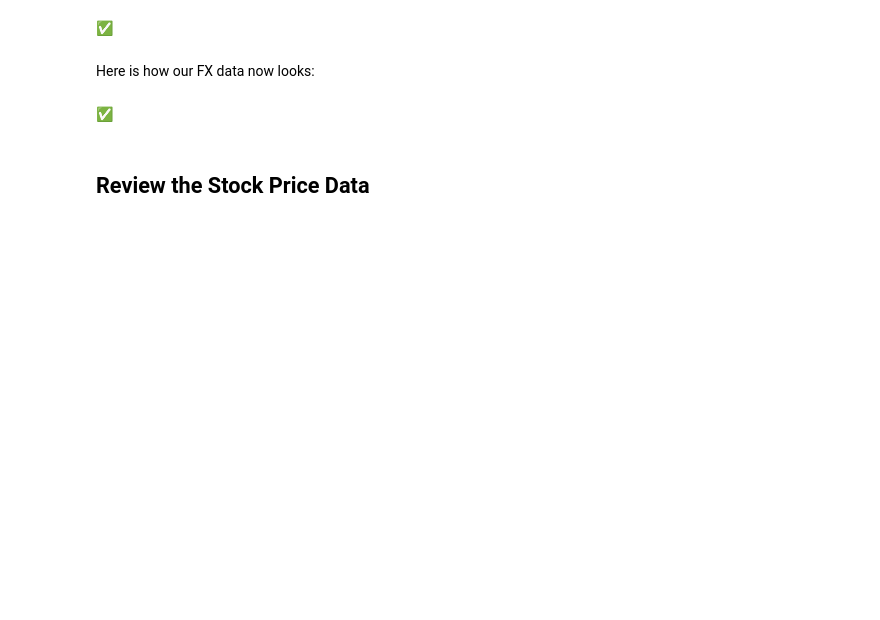
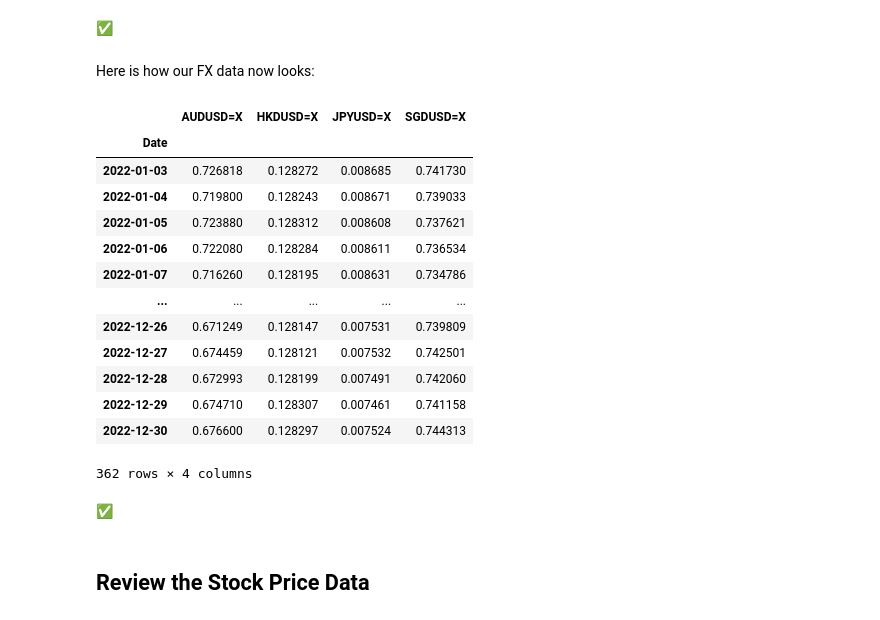
Before and after one commit to raymcg/ZZEN9021, a Jupyter notebook: Final Project.ipynb, the cells around one changed output. Drawn from its saved outputs; the diff is of its cells as text; code cells hidden in the pictures; blank space fills up the shorter version.

```diff
--- a/Final Project.ipynb
+++ b/Final Project.ipynb
@@ -225,5 +196,5 @@ Whether we have just refreshed the prices or not, we will read the share and FX
 # %%
 # Read the Daily Prices for the Stocks and FX Rates from their respective csv files
 stock_prices_df = pd.read_csv(STOCK_PRICES_FNAME)
-raw_fx_prices_df = pd.read_csv(FX_PRICES_FNAME)
+fx_prices_df = pd.read_csv(FX_PRICES_FNAME)
 # %% [markdown]
@@ -261,11 +246,11 @@ First though we'll create a copy of the data to avoid changing original data rem
 Prior to doing the resampling and for later analysis it is better if we convert dates from being string values a column,  to Datetime values and also set them as the index.
 # %%
 # Format the Date and set as the Index
-fx_prices['Date'] = pd.to_datetime(fx_prices['Date'], format = "%Y-%m-%d")
-fx_prices = fx_prices.set_index('Date', drop=True)
+fx_prices_df['Date'] = pd.to_datetime(fx_prices_df['Date'], format = "%Y-%m-%d")
+fx_prices_df = fx_prices_df.set_index('Date', drop=True)
 # %%
 # Resampling data to fill any missing values
 # This will also give a price for the week-ends, but that will get dropped later when we merge with the share prices df
-fx_prices = fx_prices.resample('D').last().ffill()
+fx_prices_df = fx_prices_df.resample('D').last().ffill()
 # %%
 # Check the column counts to ensure they are now consistent
@@ -275,7 +266,22 @@ fx_prices.describe().loc['count']
 # %% [markdown]
 Here is how our FX data now looks:
 # %%
-fx_prices
+fx_prices_df
+# %% [output]
+|  | AUDUSD=X | HKDUSD=X | JPYUSD=X | SGDUSD=X |
+| Date |  |  |  |  |
+| 2022-01-03 | 0.726818 | 0.128272 | 0.008685 | 0.741730 |
+| 2022-01-04 | 0.719800 | 0.128243 | 0.008671 | 0.739033 |
+| 2022-01-05 | 0.723880 | 0.128312 | 0.008608 | 0.737621 |
+| 2022-01-06 | 0.722080 | 0.128284 | 0.008611 | 0.736534 |
+| 2022-01-07 | 0.716260 | 0.128195 | 0.008631 | 0.734786 |
+| ... | ... | ... | ... | ... |
+| 2022-12-26 | 0.671249 | 0.128147 | 0.007531 | 0.739809 |
+| 2022-12-27 | 0.674459 | 0.128121 | 0.007532 | 0.742501 |
+| 2022-12-28 | 0.672993 | 0.128199 | 0.007491 | 0.742060 |
+| 2022-12-29 | 0.674710 | 0.128307 | 0.007461 | 0.741158 |
+| 2022-12-30 | 0.676600 | 0.128297 | 0.007524 | 0.744313 |
+362 rows × 4 columns
 # %% [markdown]
 &#x2705;
 # %% [markdown]
```
Also changed, not shown: parts of 85 cells of this notebook.
